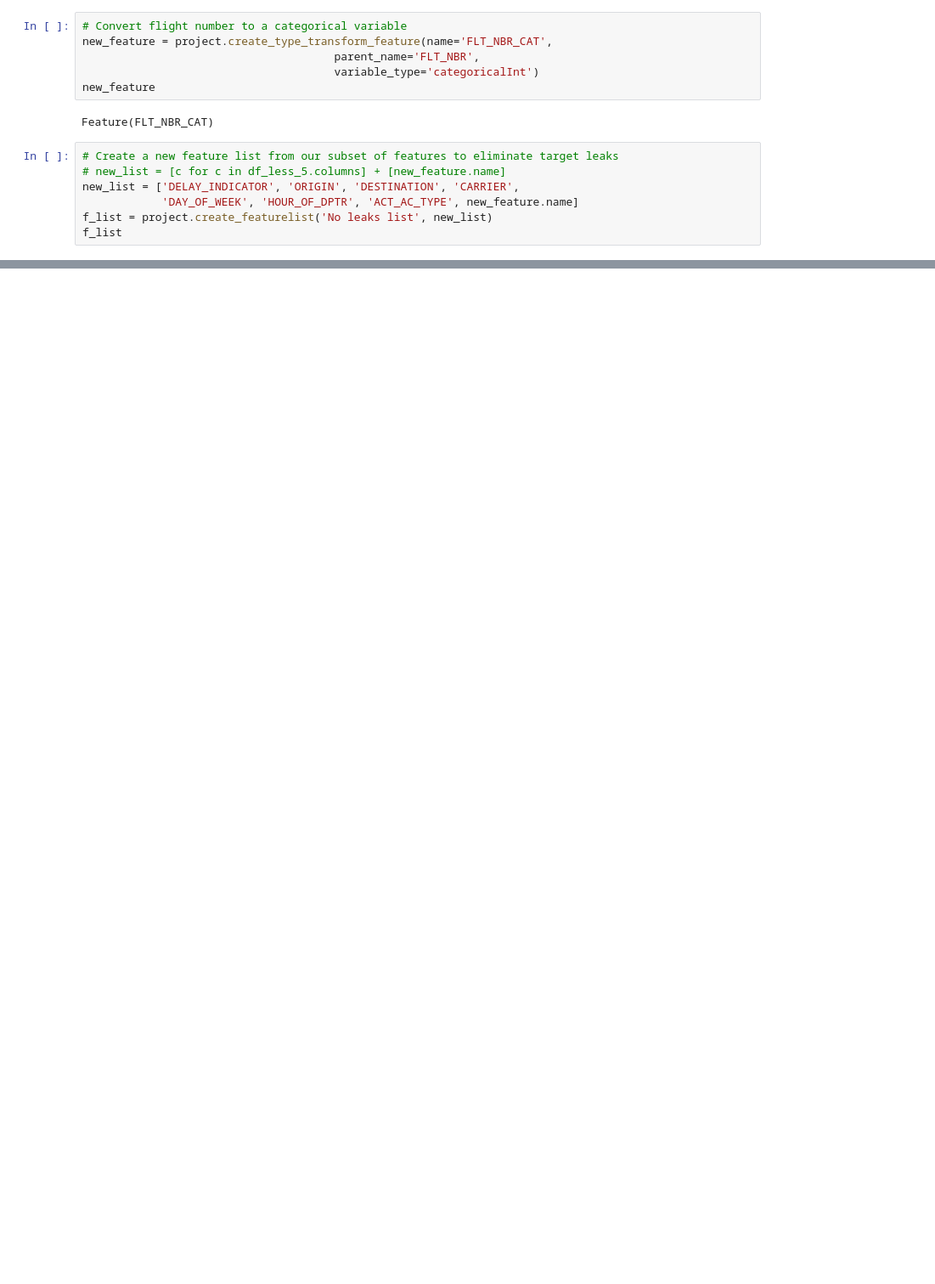
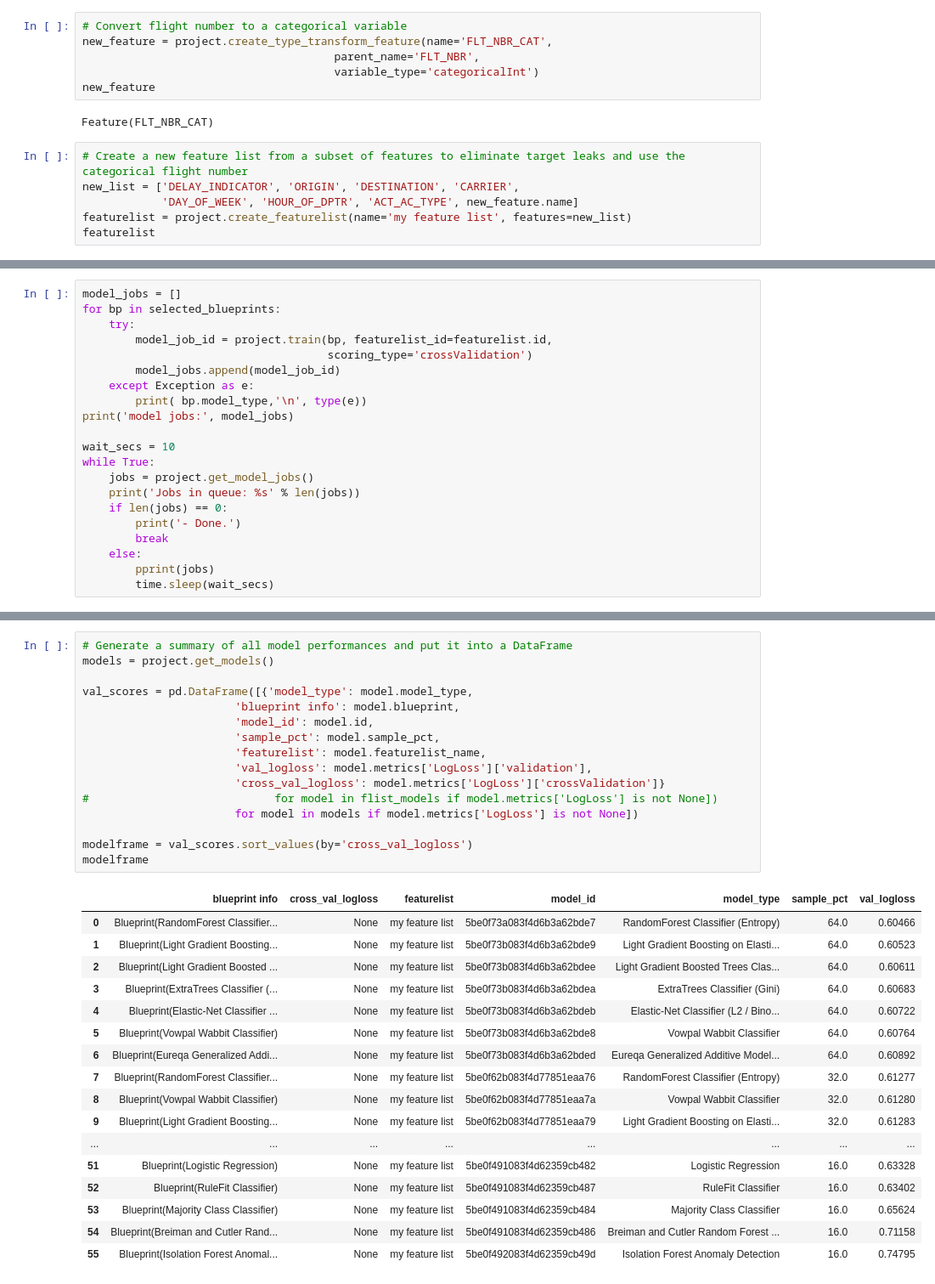
Before and after one commit to mcohenmcohen/DataRobot, a Jupyter notebook: Demo_Python_API/API_demo.ipynb, the cells around one changed output, grey strips where cells are left out. Shown at 85% size. Drawn from its saved outputs; the diff is of its cells as text; blank space fills up the shorter version.

Commit message:
cleaned up to add auto and manul mode, model direct and deployment predictions

```diff
--- a/Demo_Python_API/API_demo.ipynb
+++ b/Demo_Python_API/API_demo.ipynb
@@ -102,10 +121,9 @@ new_feature
 # %% [output]
 Feature(FLT_NBR_CAT)
 # %%
-# Create a new feature list from our subset of features to eliminate target leaks
-# new_list = [c for c in df_less_5.columns] + [new_feature.name]
+# Create a new feature list from a subset of features to eliminate target leaks and use the categorical flight number
 new_list = ['DELAY_INDICATOR', 'ORIGIN', 'DESTINATION', 'CARRIER',
             'DAY_OF_WEEK', 'HOUR_OF_DPTR', 'ACT_AC_TYPE', new_feature.name]
-f_list = project.create_featurelist('No leaks list', new_list)
-f_list
+featurelist = project.create_featurelist(name='my feature list', features=new_list)
+featurelist
 # %% [output]
@@ -128,0 +169,21 @@ Project(Flight Delay API example)
+# %%
+model_jobs = []
+for bp in selected_blueprints:
+    try:
+        model_job_id = project.train(bp, featurelist_id=featurelist.id,
+                                     scoring_type='crossValidation')
+        model_jobs.append(model_job_id)
+    except Exception as e:
+        print( bp.model_type,'\n', type(e))
+print('model jobs:', model_jobs)
+
+wait_secs = 10
+while True:
+    jobs = project.get_model_jobs()
+    print('Jobs in queue: %s' % len(jobs))
+    if len(jobs) == 0:
+        print('- Done.')
+        break
+    else:
+        pprint(jobs)
+        time.sleep(wait_secs)
@@ -267,0 +256,34 @@ AUC:      0.691
+# %%
+# Generate a summary of all model performances and put it into a DataFrame
+models = project.get_models()
+
+val_scores = pd.DataFrame([{'model_type': model.model_type,
+                       'blueprint info': model.blueprint,
+                       'model_id': model.id,
+                       'sample_pct': model.sample_pct,
+                       'featurelist': model.featurelist_name,
+                       'val_logloss': model.metrics['LogLoss']['validation'],
+                       'cross_val_logloss': model.metrics['LogLoss']['crossValidation']}
+#                            for model in flist_models if model.metrics['LogLoss'] is not None])
+                       for model in models if model.metrics['LogLoss'] is not None])
+
+modelframe = val_scores.sort_values(by='cross_val_logloss')
+modelframe
+# %% [output]
+|  | blueprint info | cross_val_logloss | featurelist | model_id | model_type | sample_pct | val_logloss |
+| 0 | Blueprint(RandomForest Classifier... | None | my feature list | 5be0f73a083f4d6b3a62bde7 | RandomForest Classifier (Entropy) | 64.0 | 0.60466 |
+| 1 | Blueprint(Light Gradient Boosting... | None | my feature list | 5be0f73b083f4d6b3a62bde9 | Light Gradient Boosting on Elasti... | 64.0 | 0.60523 |
+| 2 | Blueprint(Light Gradient Boosted ... | None | my feature list | 5be0f73b083f4d6b3a62bdee | Light Gradient Boosted Trees Clas... | 64.0 | 0.60611 |
+| 3 | Blueprint(ExtraTrees Classifier (... | None | my feature list | 5be0f73b083f4d6b3a62bdea | ExtraTrees Classifier (Gini) | 64.0 | 0.60683 |
+| 4 | Blueprint(Elastic-Net Classifier ... | None | my feature list | 5be0f73b083f4d6b3a62bdeb | Elastic-Net Classifier (L2 / Bino... | 64.0 | 0.60722 |
+| 5 | Blueprint(Vowpal Wabbit Classifier) | None | my feature list | 5be0f73b083f4d6b3a62bde8 | Vowpal Wabbit Classifier | 64.0 | 0.60764 |
+| 6 | Blueprint(Eureqa Generalized Addi... | None | my feature list | 5be0f73b083f4d6b3a62bded | Eureqa Generalized Additive Model... | 64.0 | 0.60892 |
+| 7 | Blueprint(RandomForest Classifier... | None | my feature list | 5be0f62b083f4d77851eaa76 | RandomForest Classifier (Entropy) | 32.0 | 0.61277 |
+| 8 | Blueprint(Vowpal Wabbit Classifier) | None | my feature list | 5be0f62b083f4d77851eaa7a | Vowpal Wabbit Classifier | 32.0 | 0.61280 |
+| 9 | Blueprint(Light Gradient Boosting... | None | my feature list | 5be0f62b083f4d77851eaa79 | Light Gradient Boosting on Elasti... | 32.0 | 0.61283 |
+| ... | ... | ... | ... | ... | ... | ... | ... |
+| 51 | Blueprint(Logistic Regression) | None | my feature list | 5be0f491083f4d62359cb482 | Logistic Regression | 16.0 | 0.63328 |
+| 52 | Blueprint(RuleFit Classifier) | None | my feature list | 5be0f491083f4d62359cb487 | RuleFit Classifier | 16.0 | 0.63402 |
+| 53 | Blueprint(Majority Class Classifier) | None | my feature list | 5be0f491083f4d62359cb484 | Majority Class Classifier | 16.0 | 0.65624 |
+| 54 | Blueprint(Breiman and Cutler Rand... | None | my feature list | 5be0f491083f4d62359cb486 | Breiman and Cutler Random Forest ... | 16.0 | 0.71158 |
+| 55 | Blueprint(Isolation Forest Anomal... | None | my feature list | 5be0f492083f4d62359cb49d | Isolation Forest Anomaly Detection | 16.0 | 0.74795 |
```
Also changed, not shown: parts of 25 cells of this notebook, 2 other files.
